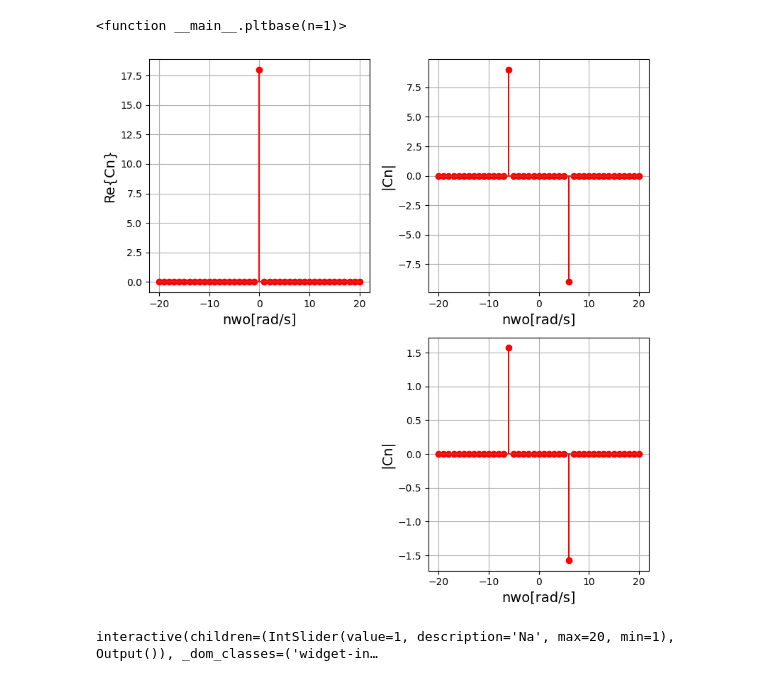
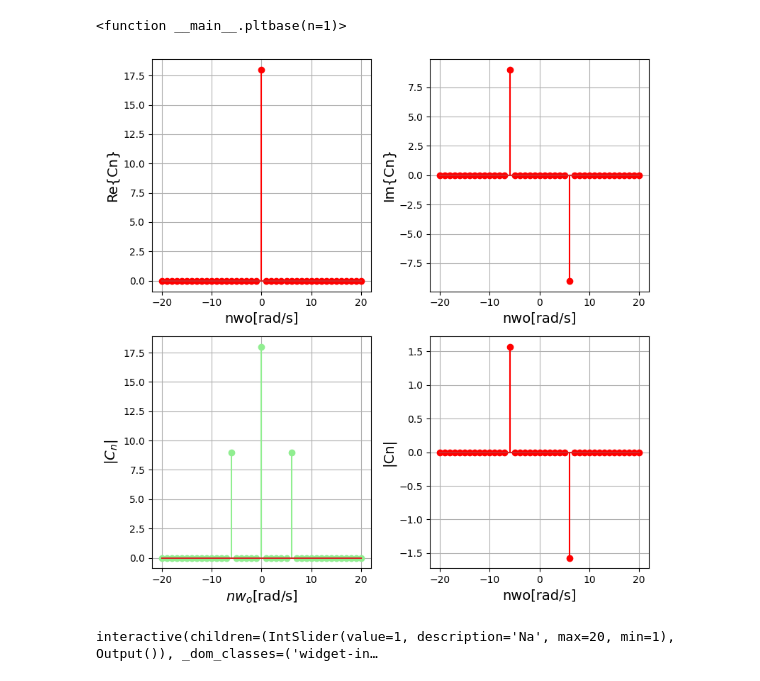
Before and after one commit to diegochaux/PARCIAL2, a Jupyter notebook: Parcial_2.ipynb, the cells around one changed output. Saved outputs shown, nothing was run; the diff lists cells and outputs as text; code cells hidden in the pictures.

```diff
--- a/Parcial_2.ipynb
+++ b/Parcial_2.ipynb
@@ -61,31 +61,39 @@ cn[N+6] = -9j #armónico -9j
 # %%
 #graficar espectro
 fig = plt.figure(figsize=(8,8))
 plt.subplot(2,2,1)
 plt.stem(nv, np.real(cn), 'r')
 plt.xlabel(r'nwo[rad/s]',fontsize = 14)
 plt.ylabel(r'Re{Cn}',fontsize = 14)
 plt.axis('tight')
 plt.grid()
 
 plt.subplot(2,2,2)
 plt.stem(nv, np.imag(cn), 'r')
 plt.xlabel(r'nwo[rad/s]',fontsize = 14)
 plt.ylabel(r'|Cn|',fontsize = 14)
+plt.ylabel(r'Im{Cn}',fontsize = 14)
+plt.axis('tight')
+plt.grid()
+
+plt.subplot(2,2,3)
+plt.stem(nv, abs(cn), 'lightgreen')#magnitud del espectro
+plt.xlabel(r'$nw_o$[rad/s]',fontsize = 14)
+plt.ylabel(r'$|C_n|$',fontsize = 14)
 plt.axis('tight')
 plt.grid()
 
 plt.subplot(2,2,4)
 plt.stem(nv, np.angle(cn), 'r')#fase del espectro
 fig.tight_layout()
 plt.xlabel(r'nwo[rad/s]',fontsize = 14)
 plt.ylabel(r'|Cn|',fontsize = 14)
 plt.axis('tight')
 plt.grid()
 
 fig.tight_layout()
 # %% [output]
-[figure, old version]
+[figure, new version]
 # %%
 #graficar reconstrucción
 
```
Also changed, not shown: parts of 18 cells of this notebook.
